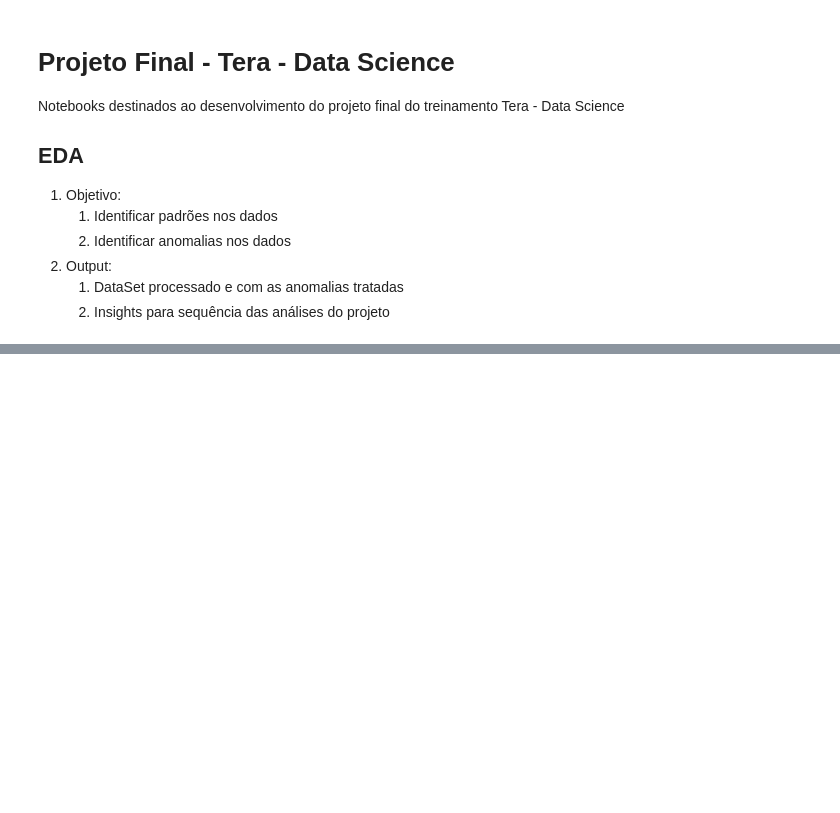
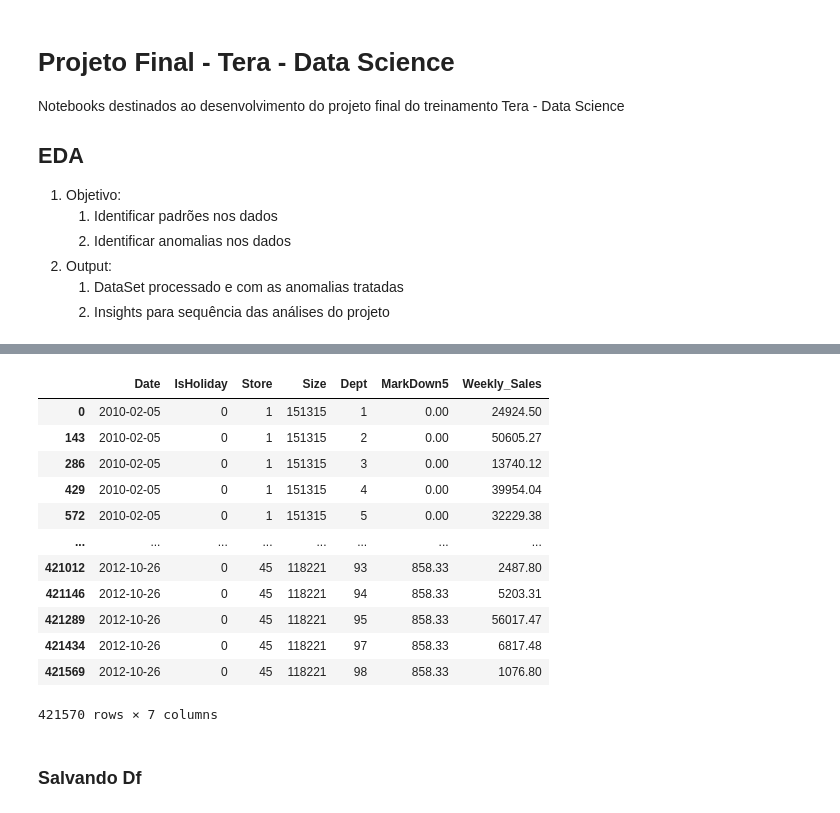
Before and after one commit to pedrobeaumord/tera-dscm-project, a Jupyter notebook: notebooks/1-eda-walmart-data.ipynb, the cells around one changed output, grey strips where cells are left out. Drawn from its saved outputs; the diff is of its cells as text; code cells hidden in the pictures; blank space fills up the shorter version.

```diff
--- a/notebooks/1-eda-walmart-data.ipynb
+++ b/notebooks/1-eda-walmart-data.ipynb
@@ -98,10 +119,0 @@ df.head(1)
-# %%
-df_model = df.groupby(['Date','Store','IsHoliday']).agg({
-    'Weekly_Sales':'sum',
-    'Temperature':'mean',
-    'Fuel_Price':'mean',
-    'Size':'mean',
-    'Type':'median'
-}).reset_index()
-
-df_model
@@ -130 +128,23 @@ plt.show()
+# %%
+# Selecionando features: store, dept, isholiday, size, markdown5
+df_model = df_model[['Date', 'IsHoliday', 'Store', 'Size', 'Dept', 'MarkDown5', 'Weekly_Sales']]
+
+# Display
+df_model
+# %% [output]
+|  | Date | IsHoliday | Store | Size | Dept | MarkDown5 | Weekly_Sales |
+| 0 | 2010-02-05 | 0 | 1 | 151315 | 1 | 0.00 | 24924.50 |
+| 143 | 2010-02-05 | 0 | 1 | 151315 | 2 | 0.00 | 50605.27 |
+| 286 | 2010-02-05 | 0 | 1 | 151315 | 3 | 0.00 | 13740.12 |
+| 429 | 2010-02-05 | 0 | 1 | 151315 | 4 | 0.00 | 39954.04 |
+| 572 | 2010-02-05 | 0 | 1 | 151315 | 5 | 0.00 | 32229.38 |
+| ... | ... | ... | ... | ... | ... | ... | ... |
+| 421012 | 2012-10-26 | 0 | 45 | 118221 | 93 | 858.33 | 2487.80 |
+| 421146 | 2012-10-26 | 0 | 45 | 118221 | 94 | 858.33 | 5203.31 |
+| 421289 | 2012-10-26 | 0 | 45 | 118221 | 95 | 858.33 | 56017.47 |
+| 421434 | 2012-10-26 | 0 | 45 | 118221 | 97 | 858.33 | 6817.48 |
+| 421569 | 2012-10-26 | 0 | 45 | 118221 | 98 | 858.33 | 1076.80 |
+421570 rows × 7 columns
+# %% [markdown]
+### Salvando Df
 # %%
```
Also changed, not shown: parts of 13 cells of this notebook, 1 other file.
